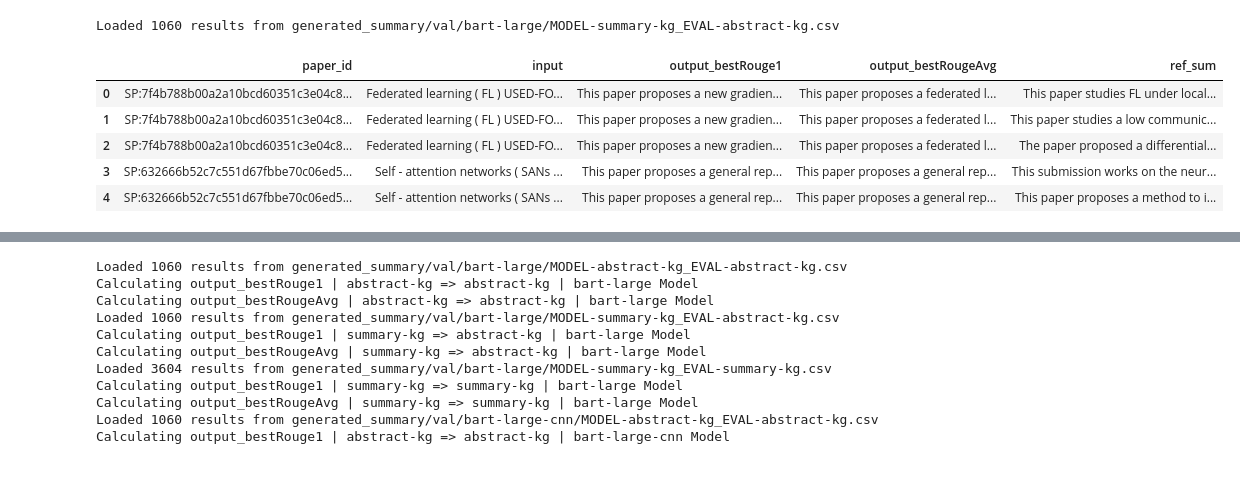
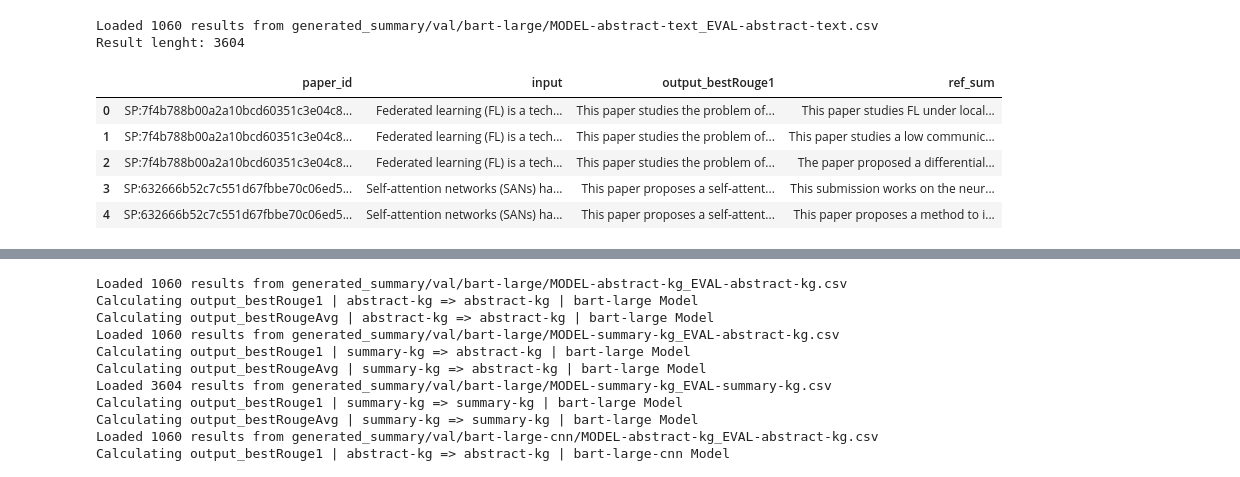
Before and after one commit to Thetang-145/My_Thesis_Playground, a Jupyter notebook: finetuning/Evaluation.ipynb, the cells around one changed output, grey strips where cells are left out. Cells and saved outputs as stored; diff of their text form; code cells hidden in the pictures.

```diff
--- a/finetuning/Evaluation.ipynb
+++ b/finetuning/Evaluation.ipynb
@@ -58,13 +58,15 @@ def load_val_sum(model='bart-large', modelInput='summary-kg', evalInput='abstrac
     else:
         return pd.merge(gen, ref, on='paper_id', how='outer')
 # %%
-generated_sum = load_val_sum()
+generated_sum = load_val_sum(model='bart-large', modelInput='abstract-text', evalInput='abstract-text')
+print("Result lenght:",len(generated_sum))
 generated_sum.head()
 # %% [output]
-Loaded 1060 results from generated_summary/val/bart-large/MODEL-summary-kg_EVAL-abstract-kg.csv
+Loaded 1060 results from generated_summary/val/bart-large/MODEL-abstract-text_EVAL-abstract-text.csv
+Result lenght: 3604
-|  | paper_id | input | output_bestRouge1 | output_bestRougeAvg | ref_sum |
-| 0 | SP:7f4b788b00a2a10bcd60351c3e04c8... | Federated learning ( FL ) USED-FO... | This paper proposes a new gradien... | This paper proposes a federated l... | This paper studies FL under local... |
-| 1 | SP:7f4b788b00a2a10bcd60351c3e04c8... | Federated learning ( FL ) USED-FO... | This paper proposes a new gradien... | This paper proposes a federated l... | This paper studies a low communic... |
-| 2 | SP:7f4b788b00a2a10bcd60351c3e04c8... | Federated learning ( FL ) USED-FO... | This paper proposes a new gradien... | This paper proposes a federated l... | The paper proposed a differential... |
-| 3 | SP:632666b52c7c551d67fbbe70c06ed5... | Self - attention networks ( SANs ... | This paper proposes a general rep... | This paper proposes a general rep... | This submission works on the neur... |
-| 4 | SP:632666b52c7c551d67fbbe70c06ed5... | Self - attention networks ( SANs ... | This paper proposes a general rep... | This paper proposes a general rep... | This paper proposes a method to i... |
+|  | paper_id | input | output_bestRouge1 | ref_sum |
+| 0 | SP:7f4b788b00a2a10bcd60351c3e04c8... | Federated learning (FL) is a tech... | This paper studies the problem of... | This paper studies FL under local... |
+| 1 | SP:7f4b788b00a2a10bcd60351c3e04c8... | Federated learning (FL) is a tech... | This paper studies the problem of... | This paper studies a low communic... |
+| 2 | SP:7f4b788b00a2a10bcd60351c3e04c8... | Federated learning (FL) is a tech... | This paper studies the problem of... | The paper proposed a differential... |
+| 3 | SP:632666b52c7c551d67fbbe70c06ed5... | Self-attention networks (SANs) ha... | This paper proposes a self-attent... | This submission works on the neur... |
+| 4 | SP:632666b52c7c551d67fbbe70c06ed5... | Self-attention networks (SANs) ha... | This paper proposes a self-attent... | This paper proposes a method to i... |
```
Also changed, not shown: parts of 2 cells of this notebook, 14 other files.
